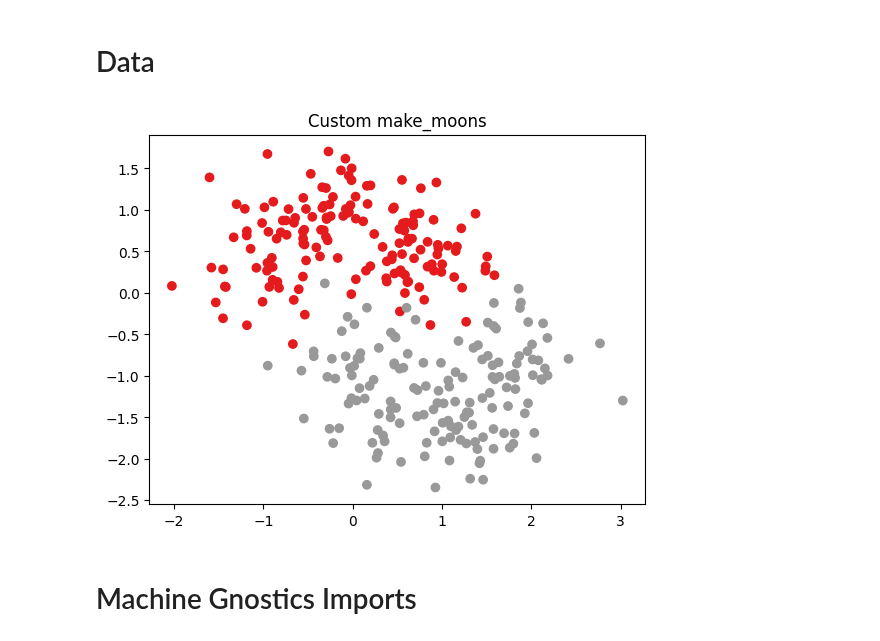
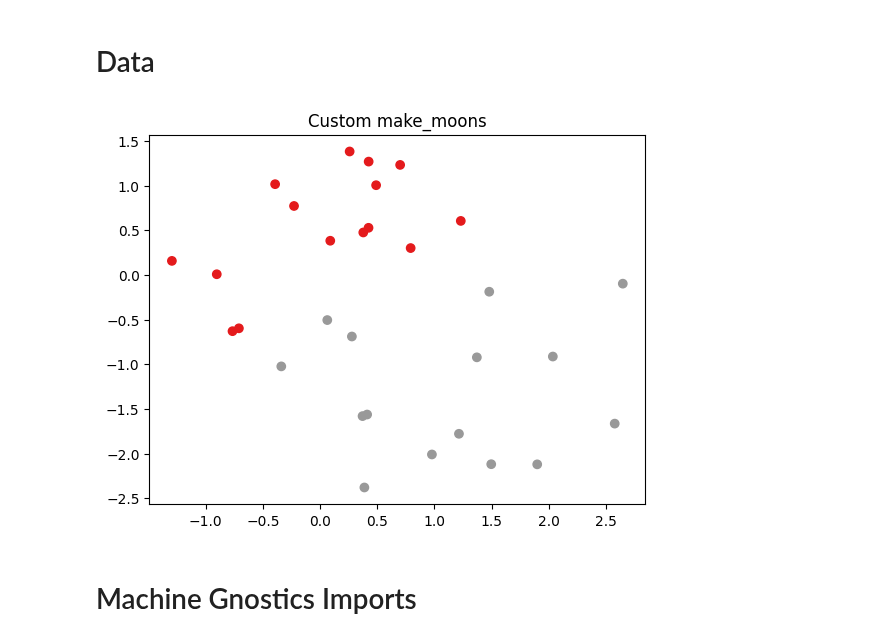
Before and after one commit to MachineGnostics/machinegnostics, a Jupyter notebook: examples/example_3_logreg.ipynb, the cells around one changed output. Saved outputs shown, nothing was run; the diff lists cells and outputs as text; code cells hidden in the pictures.

```diff
--- a/examples/example_3_logreg.ipynb
+++ b/examples/example_3_logreg.ipynb
@@ -10,36 +10,36 @@
 import numpy as np
 import matplotlib.pyplot as plt
 
-def make_moons_manual(n_samples=100, noise=0.1):
+def make_moons_manual(n_samples=20, noise=0.1):
     n_samples_out = n_samples // 2
     n_samples_in = n_samples - n_samples_out
 
     # First half moon
     outer_circ_x = np.cos(np.linspace(0, np.pi, n_samples_out))
     outer_circ_y = np.sin(np.linspace(0, np.pi, n_samples_out))
 
     # Second half moon
     inner_circ_x = 1 - np.cos(np.linspace(0, np.pi, n_samples_in))
     inner_circ_y = -np.sin(np.linspace(0, np.pi, n_samples_in)) - 0.5
 
     X = np.vstack([
         np.stack([outer_circ_x, outer_circ_y], axis=1),
         np.stack([inner_circ_x, inner_circ_y], axis=1)
     ])
     y = np.array([0] * n_samples_out + [1] * n_samples_in)
 
     # Add noise
     X += np.random.normal(scale=noise, size=X.shape)
 
     return X, y
 
 # Example usage
-X, y = make_moons_manual(n_samples=300, noise=0.4)
+X, y = make_moons_manual(n_samples=30, noise=0.5)
 plt.scatter(X[:, 0], X[:, 1], c=y, cmap=plt.cm.Set1)
 plt.title("Custom make_moons")
 plt.show()
 # %% [output]
-[figure, old version]
+[figure, new version]
 # %% [markdown]
 # Machine Gnostics Imports
 # %%
```
Also changed, not shown: parts of 10 cells of this notebook.
